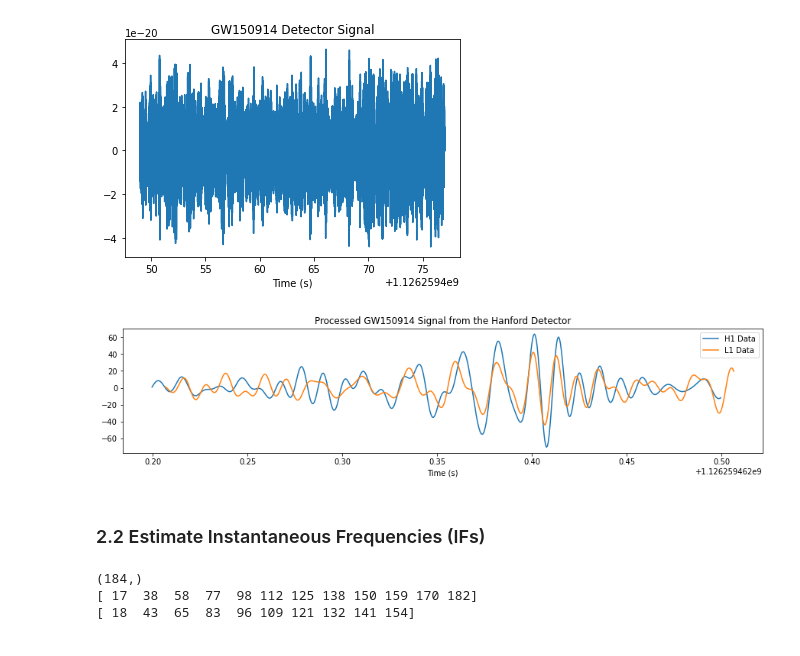
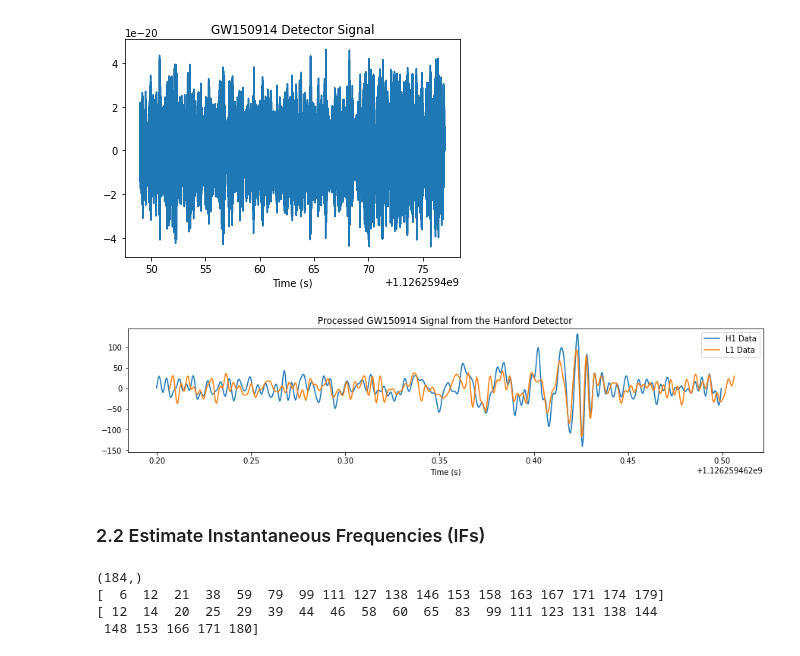
Before and after one commit to xli2522/simple-BBH-waveform, a Jupyter notebook: simple_BBH_waveform.ipynb, the cells around one changed output. Saved outputs shown, nothing was run; the diff lists cells and outputs as text; code cells hidden in the pictures.

```diff
--- a/simple_BBH_waveform.ipynb
+++ b/simple_BBH_waveform.ipynb
@@ -78,12 +78,13 @@ hdata = merger.strain('H1')
 ldata = merger.strain('L1')
 
 # Frequency pass filter and downsample the data to 2048Hz
+rate = 2048
 # (normally 4096Hz is used but in this simple calculation the sampling Freq can be lower)
 hdata = highpass(hdata, 15.0)
-hdata = resample_to_delta_t(hdata, 1.0/2048)
+hdata = resample_to_delta_t(hdata, 1.0/rate)
 
 ldata = highpass(ldata, 15.0)
-ldata = resample_to_delta_t(ldata, 1.0/2048)
+ldata = resample_to_delta_t(ldata, 1.0/rate)
 
 # crop the signal
 conditionedhdata = hdata.crop(2, 2); conditionedldata = ldata.crop(2, 2)
@@ -110,26 +111,26 @@ time = 1126259462.4248047
 # %%
 # Data whitening as a step of denoising
 white_hdata = (conditionedhdata.to_frequencyseries() / psdh**0.5).to_timeseries()
 white_ldata = (conditionedldata.to_frequencyseries() / psdl**0.5).to_timeseries()
 
 # Apply high pass and low pass (frequency) filter again
-white_hdata = white_hdata.highpass_fir(30., 500).lowpass_fir(100, 512)
-white_ldata = white_ldata.highpass_fir(30., 500).lowpass_fir(100, 512)
+white_hdata = white_hdata.highpass_fir(30., 500).lowpass_fir(300, 512)
+white_ldata = white_ldata.highpass_fir(30., 500).lowpass_fir(300, 512)
 
 # Select the time around the merger (0.2 s before, 0.1 s after)
 white_hdata = white_hdata.time_slice(merger.time-.2, merger.time+.1)
 white_ldata = white_ldata.time_slice(merger.time-.2, merger.time+.1)
 
 pylab.figure(figsize=[15, 3])
 pylab.title('Processed GW150914 Signal from the Hanford Detector')
 pylab.plot(white_hdata.sample_times, white_hdata, label="H1 Data")
 # Here we invert the L1 data and shift L1 data forward by 6.9 ms to match the t_merger
 pylab.plot(white_ldata.sample_times+0.0069, -white_ldata, label="L1 Data")
 pylab.xlabel('Time (s)')
 pylab.legend()
 pylab.show()
 # %% [output]
-[figure, old version]
+[figure, new version]
 # %% [markdown]
 ### 2.2 Estimate Instantaneous Frequencies (IFs)
 # %%
@@ -138,11 +139,12 @@ pylab.show()
 ! pip install -q 'TFchirp==0.0.2'
 # %%
 # identify the zero-crossings in the detector signal
-white_hdata_crop = white_hdata[int(0.15*2048):int(0.24*2048)]; white_ldata_crop = white_ldata[int(0.15*2048):int(0.23*2048)]
+white_hdata_crop = white_hdata[int(0.15*rate):int(0.24*rate)]; white_ldata_crop = white_ldata[int(0.15*rate):int(0.24*rate)]
 print(white_hdata_crop.shape)
 zero_hcrossings = np.where(np.diff(np.sign(white_hdata_crop)))[0]; zero_lcrossings = np.where(np.diff(np.sign(white_ldata_crop)))[0]
 print(zero_hcrossings); print(zero_lcrossings)
 # %% [output]
 (184,)
-[ 17  38  58  77  98 112 125 138 150 159 170 182]
-[ 18  43  65  83  96 109 121 132 141 154]
+[  6  12  21  38  59  79  99 111 127 138 146 153 158 163 167 171 174 179]
+[ 12  14  20  25  29  39  44  46  58  60  65  83  99 111 123 131 138 144
+ 148 153 166 171 180]
```
Also changed, not shown: parts of 12 cells of this notebook.
